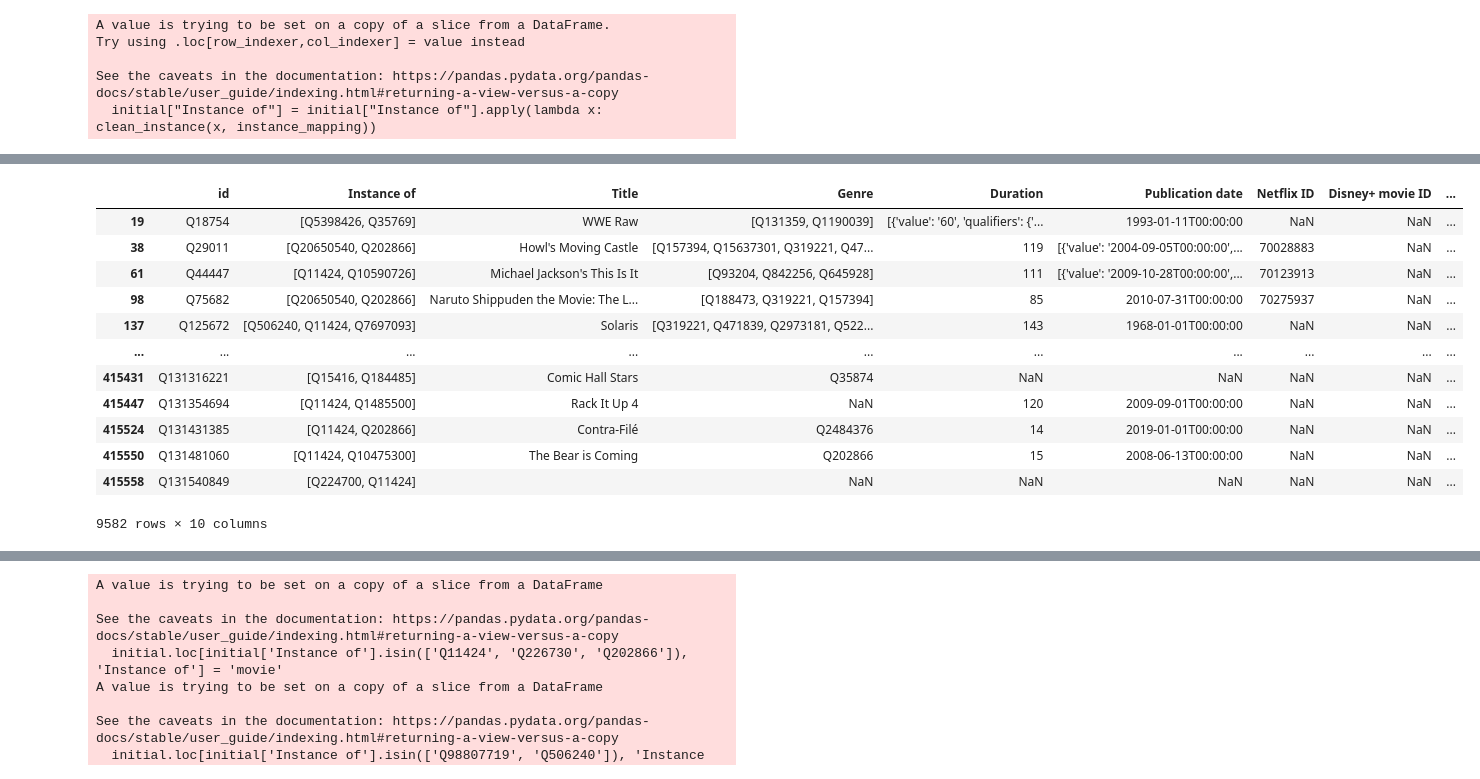
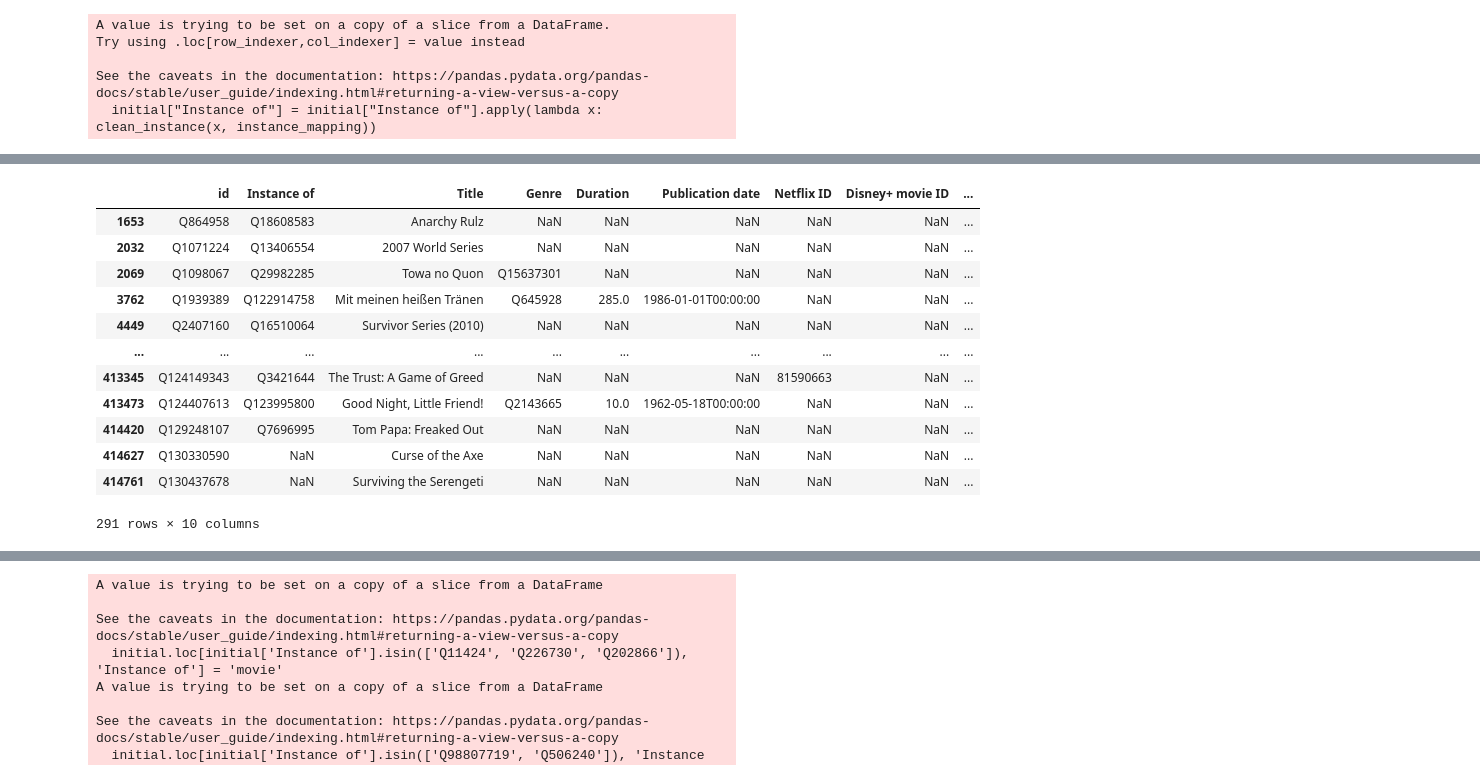
Before and after one commit to dannydhkim/Popcorn, a Jupyter notebook: database_processing/test.ipynb, the cells around one changed output, grey strips where cells are left out. Drawn from its saved outputs; the diff is of its cells as text; code cells hidden in the pictures.

```diff
--- a/database_processing/test.ipynb
+++ b/database_processing/test.ipynb
@@ -45,6 +45,8 @@ Index(['id', 'Instance of', 'Title', 'Genre', 'Duration', 'Publication date',
       dtype='object')
 # %%
 initial = df[['id', 'Instance of', 'Title', 'Genre', 'Duration', 'Publication date', 'Netflix ID', "Disney+ movie ID", "Disney+ series ID", 'Hulu ID']]
+# %%
+hierarchy = ['anime', 'documentary', 'short_film','tv_film', 'movie', 'tv', 'other']
 # %%
 instance_mapping = {
     'Q11424':'movie',
@@ -131,16 +192,16 @@ print(instance_keys)
 # %%
-initial.loc[~initial['Instance of'].isin(instance_keys)]
+initial.loc[(~initial['Instance of'].isin(instance_keys)) & (~initial['Instance of'].apply(lambda x: isinstance(x, (list, dict))))]
 # %% [output]
 |  | id | Instance of | Title | Genre | Duration | Publication date | Netflix ID | Disney+ movie ID | ... |
-| 19 | Q18754 | [Q5398426, Q35769] | WWE Raw | [Q131359, Q1190039] | [{'value': '60', 'qualifiers': {'... | 1993-01-11T00:00:00 | NaN | NaN | ... |
-| 38 | Q29011 | [Q20650540, Q202866] | Howl's Moving Castle | [Q157394, Q15637301, Q319221, Q47... | 119 | [{'value': '2004-09-05T00:00:00',... | 70028883 | NaN | ... |
-| 61 | Q44447 | [Q11424, Q10590726] | Michael Jackson's This Is It | [Q93204, Q842256, Q645928] | 111 | [{'value': '2009-10-28T00:00:00',... | 70123913 | NaN | ... |
-| 98 | Q75682 | [Q20650540, Q202866] | Naruto Shippuden the Movie: The L... | [Q188473, Q319221, Q157394] | 85 | 2010-07-31T00:00:00 | 70275937 | NaN | ... |
-| 137 | Q125672 | [Q506240, Q11424, Q7697093] | Solaris | [Q319221, Q471839, Q2973181, Q522... | 143 | 1968-01-01T00:00:00 | NaN | NaN | ... |
+| 1653 | Q864958 | Q18608583 | Anarchy Rulz | NaN | NaN | NaN | NaN | NaN | ... |
+| 2032 | Q1071224 | Q13406554 | 2007 World Series | NaN | NaN | NaN | NaN | NaN | ... |
+| 2069 | Q1098067 | Q29982285 | Towa no Quon | Q15637301 | NaN | NaN | NaN | NaN | ... |
+| 3762 | Q1939389 | Q122914758 | Mit meinen heißen Tränen | Q645928 | 285.0 | 1986-01-01T00:00:00 | NaN | NaN | ... |
+| 4449 | Q2407160 | Q16510064 | Survivor Series (2010) | NaN | NaN | NaN | NaN | NaN | ... |
 | ... | ... | ... | ... | ... | ... | ... | ... | ... | ... |
-| 415431 | Q131316221 | [Q15416, Q184485] | Comic Hall Stars | Q35874 | NaN | NaN | NaN | NaN | ... |
-| 415447 | Q131354694 | [Q11424, Q1485500] | Rack It Up 4 | NaN | 120 | 2009-09-01T00:00:00 | NaN | NaN | ... |
-| 415524 | Q131431385 | [Q11424, Q202866] | Contra-Filé | Q2484376 | 14 | 2019-01-01T00:00:00 | NaN | NaN | ... |
-| 415550 | Q131481060 | [Q11424, Q10475300] | The Bear is Coming | Q202866 | 15 | 2008-06-13T00:00:00 | NaN | NaN | ... |
-| 415558 | Q131540849 | [Q224700, Q11424] |  | NaN | NaN | NaN | NaN | NaN | ... |
+| 413345 | Q124149343 | Q3421644 | The Trust: A Game of Greed | NaN | NaN | NaN | 81590663 | NaN | ... |
+| 413473 | Q124407613 | Q123995800 | Good Night, Little Friend! | Q2143665 | 10.0 | 1962-05-18T00:00:00 | NaN | NaN | ... |
+| 414420 | Q129248107 | Q7696995 | Tom Papa: Freaked Out | NaN | NaN | NaN | NaN | NaN | ... |
+| 414627 | Q130330590 | NaN | Curse of the Axe | NaN | NaN | NaN | NaN | NaN | ... |
+| 414761 | Q130437678 | NaN | Surviving the Serengeti | NaN | NaN | NaN | NaN | NaN | ... |
-9582 rows × 10 columns
+291 rows × 10 columns
```
Also changed, not shown: parts of 13 cells of this notebook.
